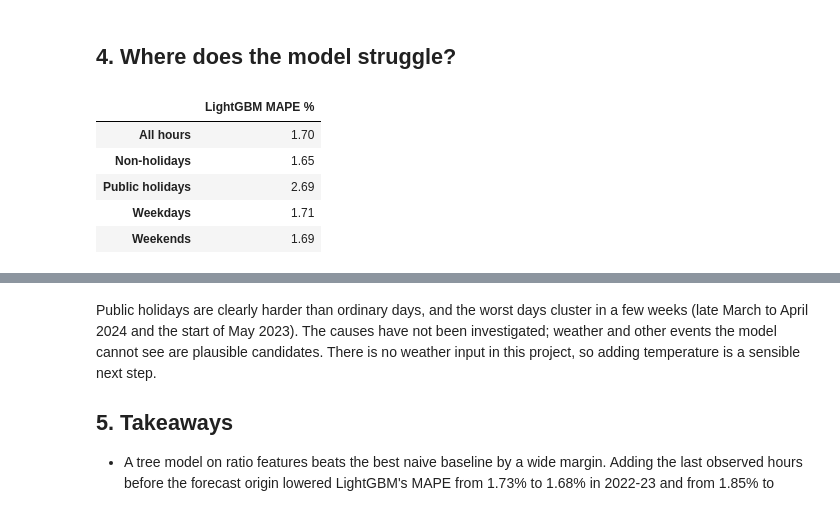
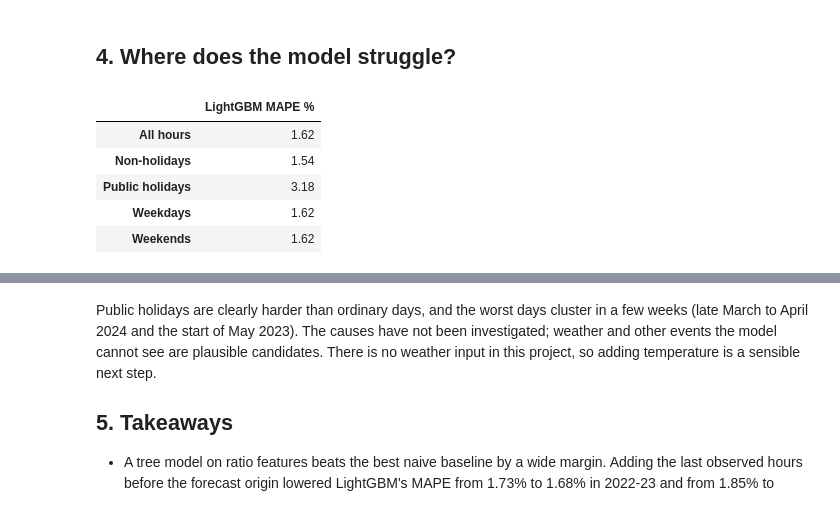
Before and after one commit to ankitsharmaMCET/india-demand-forecasting, a Jupyter notebook: notebooks/walkthrough.ipynb, the cells around one changed output, grey strips where cells are left out. Drawn from its saved outputs; the diff is of its cells as text; code cells hidden in the pictures.

```diff
--- a/notebooks/walkthrough.ipynb
+++ b/notebooks/walkthrough.ipynb
@@ -107,24 +109,24 @@ The nominal 80% prediction interval contains clearly fewer than 80% of the actua
 # %%
 p = pd.read_csv(ROOT / "results/predictions.csv", index_col=0, parse_dates=True)
 err = (p["lightgbm"] - p["actual"]).abs() / p["actual"] * 100
 import holidays
-cal = holidays.country_holidays("IN", years=[2023, 2024])
+cal = holidays.country_holidays("IN", years=[2024, 2025])
 is_hol = pd.Series(p.index.normalize().map(lambda t: t.date() in cal), index=p.index)
 summary = pd.Series({
     "All hours": err.mean(),
     "Non-holidays": err[~is_hol].mean(),
     "Public holidays": err[is_hol].mean(),
     "Weekdays": err[p.index.dayofweek < 5].mean(),
     "Weekends": err[p.index.dayofweek >= 5].mean(),
 }, name="LightGBM MAPE %")
 summary.to_frame()
 # %% [output]
 |  | LightGBM MAPE % |
-| All hours | 1.70 |
-| Non-holidays | 1.65 |
-| Public holidays | 2.69 |
-| Weekdays | 1.71 |
-| Weekends | 1.69 |
+| All hours | 1.62 |
+| Non-holidays | 1.54 |
+| Public holidays | 3.18 |
+| Weekdays | 1.62 |
+| Weekends | 1.62 |
 # %%
 worst = err.groupby(p.index.normalize()).mean().sort_values(ascending=False).head(8)
 worst.to_frame("daily MAPE %").assign(weekday=worst.index.day_name())
```
Also changed, not shown: parts of 9 cells of this notebook, 24 other files.
